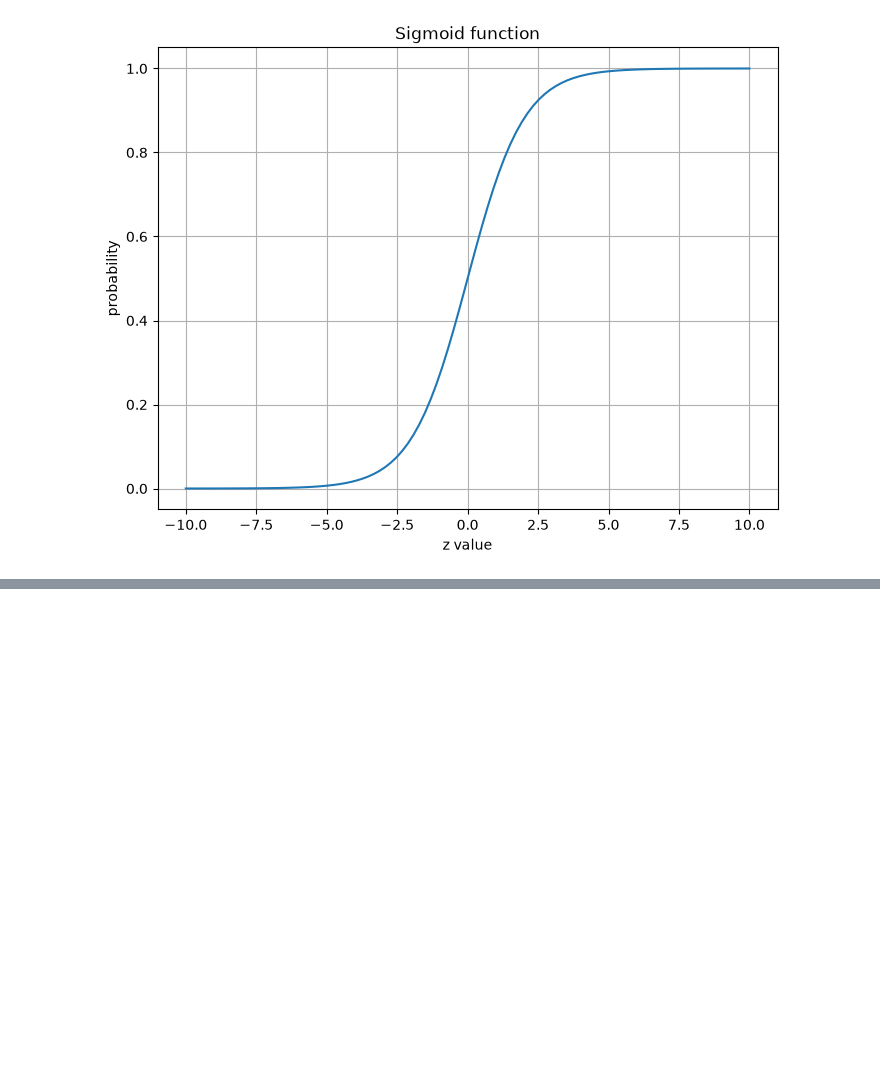
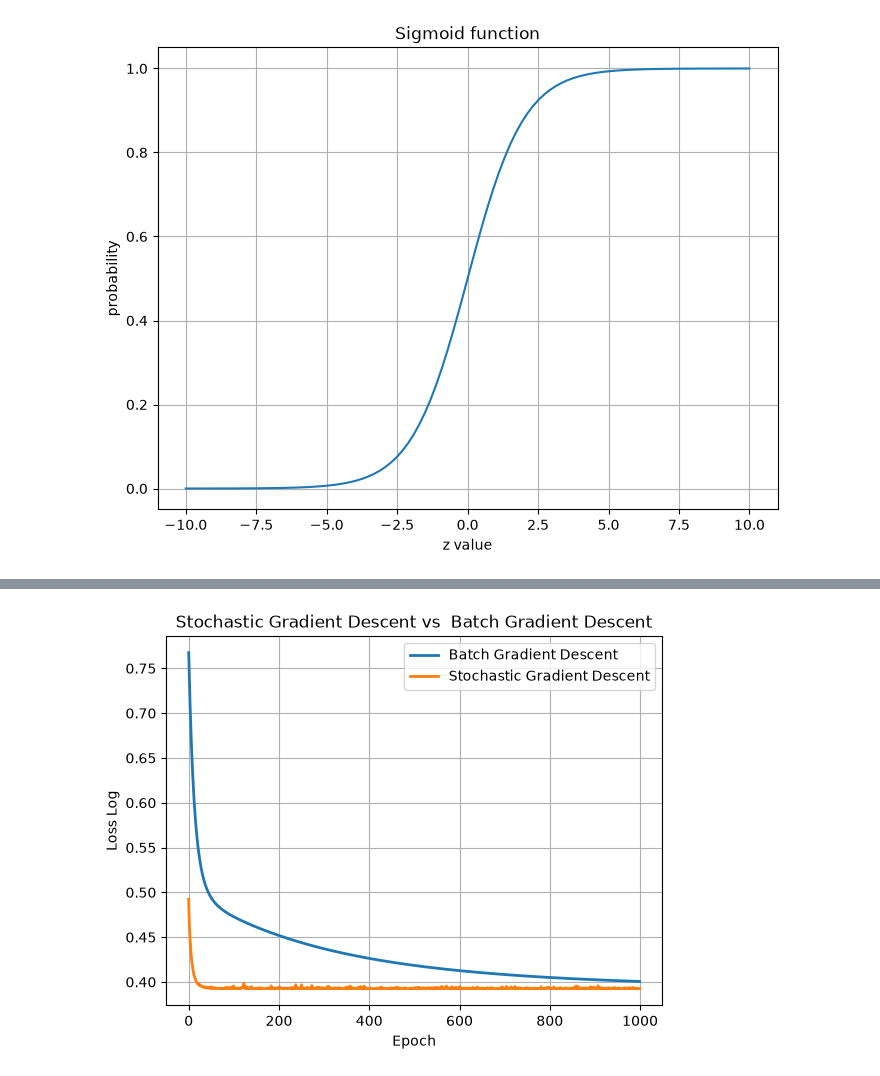
Before and after one commit to AungSannOoDe/machine_learning, a Jupyter notebook: day_04_machine_learning/02_gradient_descent.ipynb, the cells around one changed output, grey strips where cells are left out. Cells and saved outputs as stored; diff of their text form; code cells hidden in the pictures; blank space fills up the shorter version.

Commit message:
Day 6 machine learning  stochastic gradient descent

```diff
--- a/day_04_machine_learning/02_gradient_descent.ipynb
+++ b/day_04_machine_learning/02_gradient_descent.ipynb
@@ -159,0 +153,3 @@ weighted avg       0.93      0.92      0.91        25
+# %%
+y_train_std=Y_train
+type(y_train_std)
@@ -159,0 +158,30 @@ weighted avg       0.93      0.92      0.91        25
+# %%
+x1=x_train_scaler["Age"].values
+x2=x_train_scaler["Number"].values
+x3=x_train_scaler["Start"].values
+# %%
+eta=0.1
+w1,w2,w3,b=0.1,0.1,0.1,0.1
+# %%
+sct_loss=[]
+# random order
+for j in range(1000):
+    sct_random=np.random.permutation(len(x1))
+    for i in sct_random:
+        y_curve = sigmoid(w1*x1[i] + w2*x2[i] + w3*x3[i] + b)
+
+        dw1=(y_curve-y_train_std[i])*x1[i]
+        dw2=(y_curve-y_train_std[i])*x2[i]
+        dw3=(y_curve-y_train_std[i])*x3[i]
+        db=(y_curve-y_train_std[i])
+
+        w1=w1-eta*dw1
+        w2=w2-eta*dw2
+        w3=w3- eta*dw3
+        b=b-eta*db
+
+    y_curve_final=sigmoid(w1*x1+w2*x2+w3*x3+b)
+    l1=log_loss(Y_train,y_curve_final)
+    sct_loss.append(l1)
+    if j % 100 == 0:
+        print(f"{j}, loss: {l1}")
@@ -159,0 +199,12 @@ weighted avg       0.93      0.92      0.91        25
+# %%
+plt.Figure(figsize=(8,6))
+plt.plot(batch_loss,label="Batch Gradient Descent",linewidth=2)
+plt.plot(sct_loss,label="Stochastic Gradient Descent",linewidth=2)
+plt.title("Stochastic Gradient Descent vs  Batch Gradient Descent")
+plt.xlabel("Epoch")
+plt.ylabel("Loss Log")
+plt.grid(True)
+plt.legend()
+plt.show()
+# %% [output]
+[figure, added]
```
Also changed, not shown: parts of 11 cells of this notebook, 1 other file.
